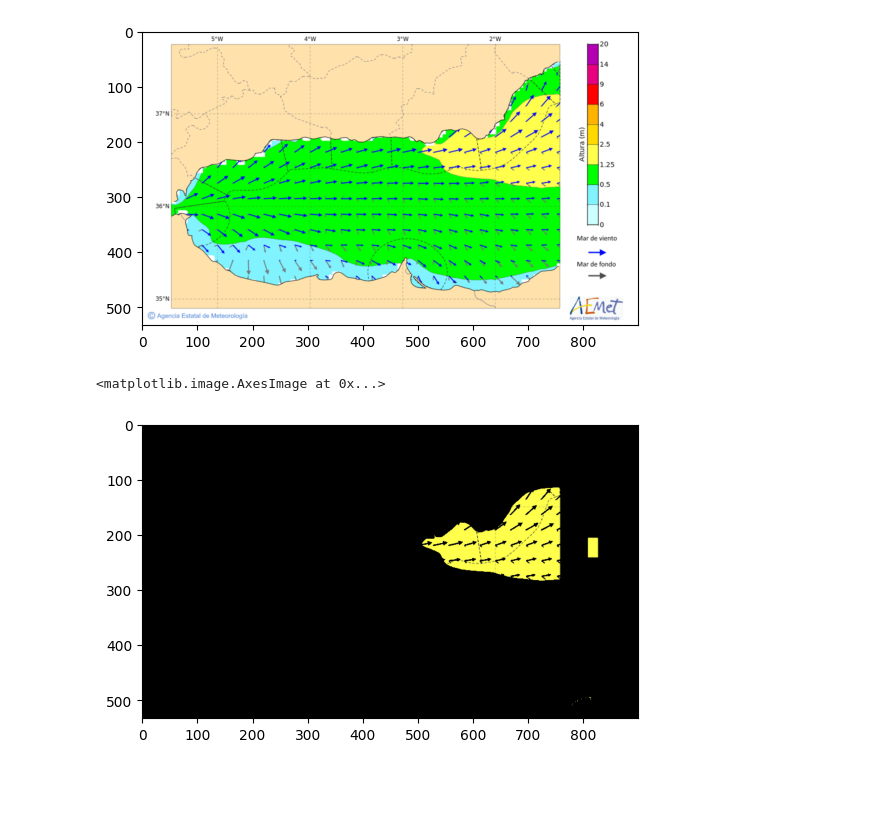
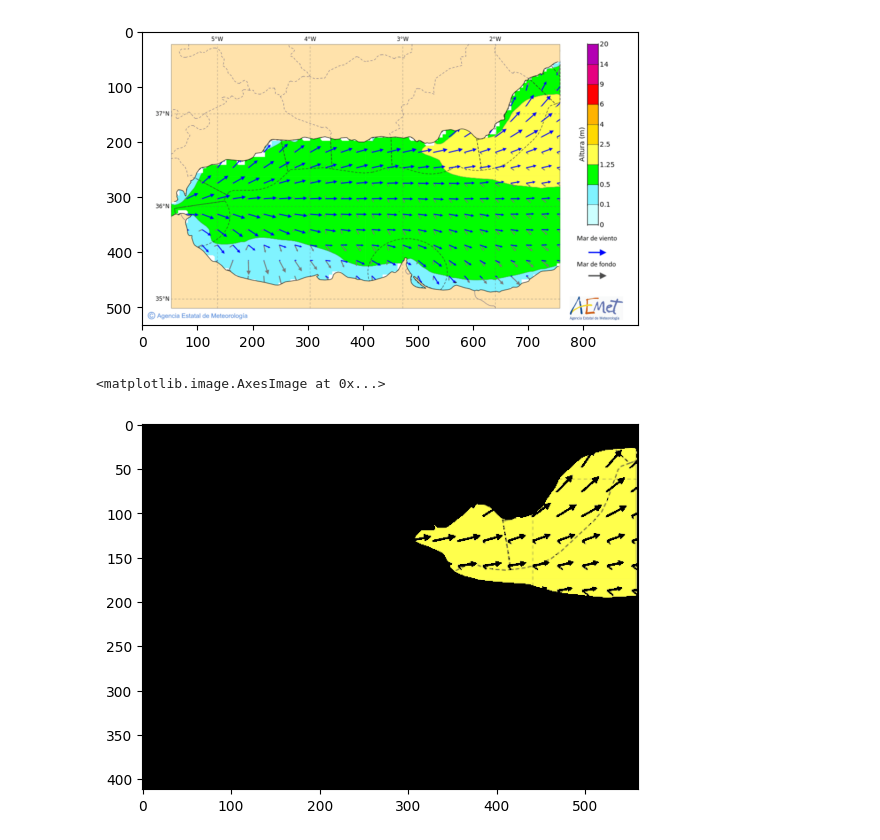
Before and after one commit to jesusgollonet/aemet-yellow-watch, a Jupyter notebook: scratch/01_hsv_detection.ipynb, the cells around one changed output. Saved outputs shown, nothing was run; the diff lists cells and outputs as text; code cells hidden in the pictures; blank space fills up the shorter version.

Commit message:
Select the section we need

```diff
--- a/scratch/01_hsv_detection.ipynb
+++ b/scratch/01_hsv_detection.ipynb
@@ -27,19 +27,22 @@ plt.imshow(cv.cvtColor(img, cv.COLOR_BGR2RGB))
 <matplotlib.image.AxesImage at 0x...>
 [figure]
 # %%
+
+# just the section we need
+img = img[22:500, 50:760]
 # Using the colour meter, I've seen that the yellow in the image is 255,255,110. I need to detect pixels with that color.
 # color detection is best done with HSV, so I'll convert both the image and the rgb color to hsv
 hsv = cv.cvtColor(img, cv.COLOR_BGR2HSV)
 rgb = np.uint8([[[255,255,110]]])
 yellow = cv.cvtColor(rgb, cv.COLOR_RGB2HSV)
 
 # I'll use inRange to get a mask of the pixels that are close to the yellow color
 lower =np.array( [yellow[0][0][0] - 2, 100, 100])
 upper = np.array([yellow[0][0][0] + 2, 255, 255])
 mask = cv.inRange(hsv, lower, upper)
 
 result = cv.bitwise_and(img, img, mask=mask)
 plt.imshow(cv.cvtColor(result, cv.COLOR_BGR2RGB))
 # %% [output]
 <matplotlib.image.AxesImage at 0x...>
-[figure, old version]
+[figure, new version]
```
